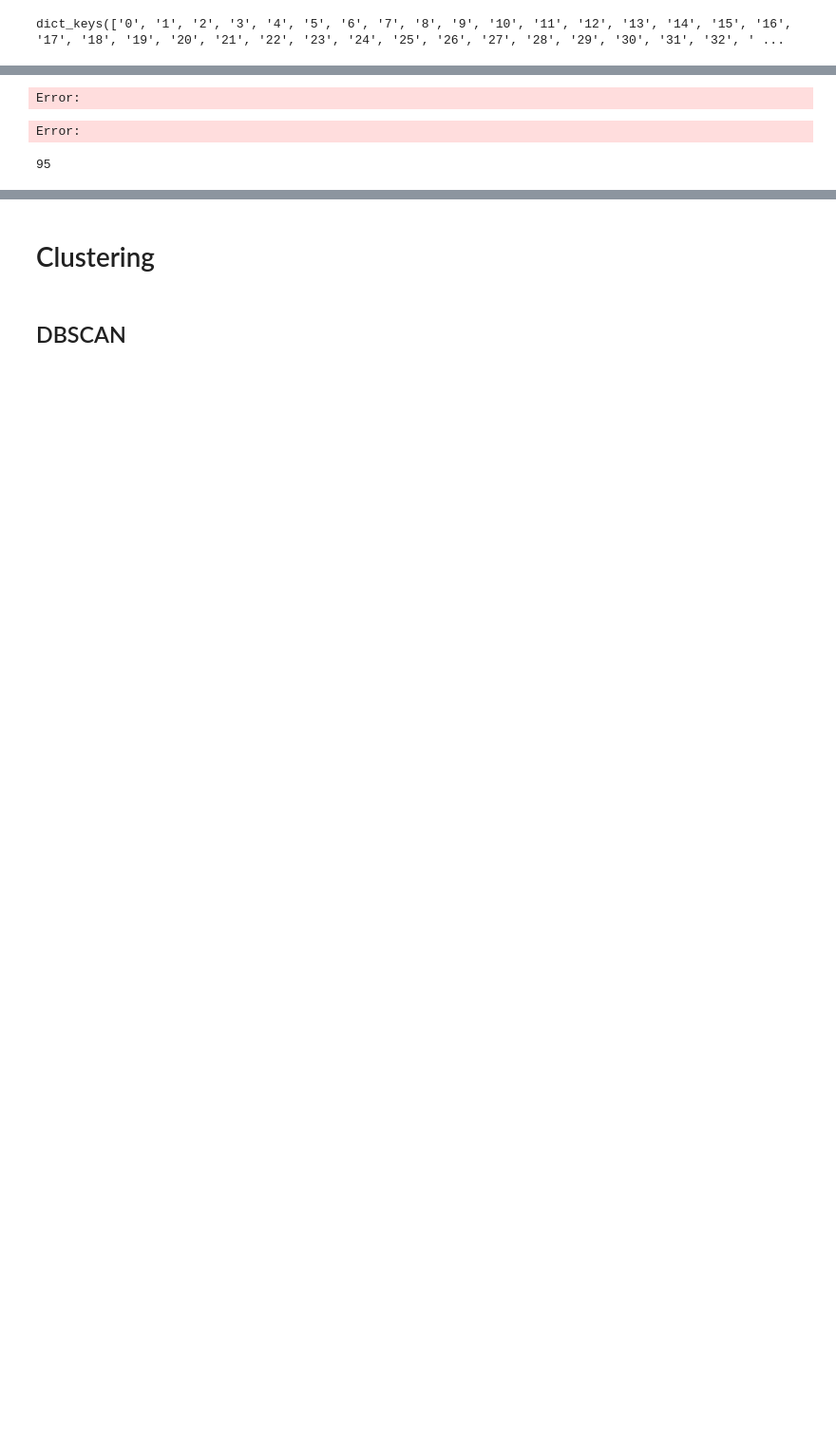
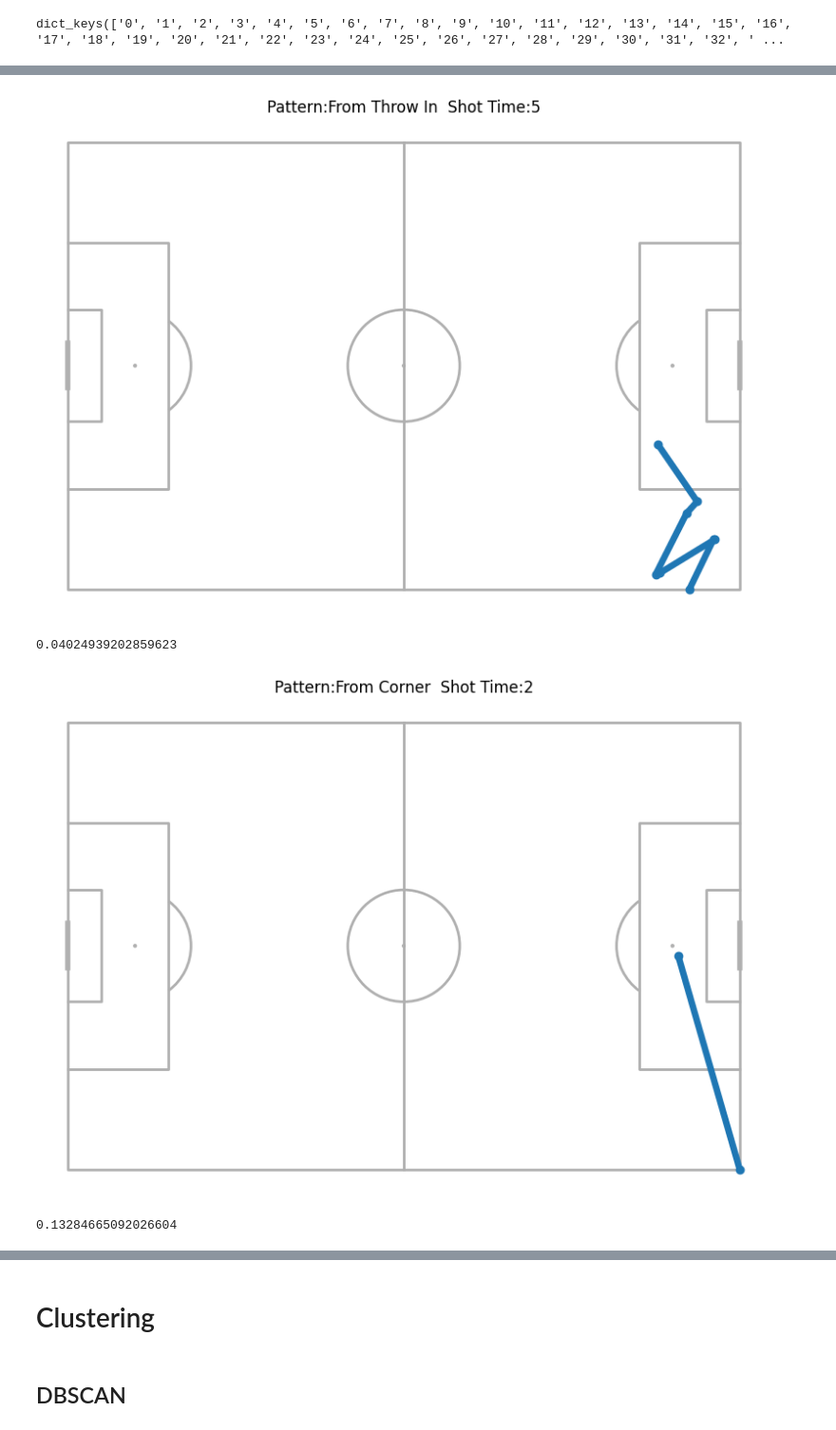
Before and after one commit to royzohar2/Soccer_DS, a Jupyter notebook: main.ipynb, the cells around one changed output, grey strips where cells are left out. Shown at 95% size. Cells and saved outputs as stored; diff of their text form; code cells hidden in the pictures; blank space fills up the shorter version.

```diff
--- a/main.ipynb
+++ b/main.ipynb
@@ -38,0 +33,3 @@ list_offense[0].end_location
+# %%
+list_offense = [offense for offense in list_offense if len(offense.list_coords) > 1]
+len(list_offense)
@@ -228 +208,5 @@ print(list_offense[5].index_in_current_list)
+# %%
+#start from here
+with open('data/data_with_cluster.pkl', 'rb') as file:
+        list_offense = pickle.load(file)
 # %% [markdown]
@@ -248,3 +232,6 @@ print(score_dict_dtw)
+# %%
+with open('data/Score_dtw_update(6000).json') as json_file:
+    score_dict_dtw = json.load(json_file)
 # %%
 score_dict_dtw.keys()
 # %% [output]
@@ -281,19 +258,0 @@ for offense in list_offense:
-# %%
-num_offenses = len(list_pcd)
-#num_offenses = 10000
-score_dict_o3d = {}
-for i in tqdm(range(10000), desc="Processing", ncols=100):
-    score_dict_o3d[str(i)] = {}
-    score_dict_o3d[str(i)][str(i)] = 0
-    for j in range(i + 1, num_offenses):
-        cost = O3D(list_pcd[i], list_pcd[j])
-        score_dict_o3d[str(i)][str(j)] = cost
-
-
-
-# Print the score_dict
-print("Score Dictionary:")
-print(score_dict_o3d)
-# %% [output]
-Error:
-Error:
@@ -315,8 +258,0 @@ def O3D_for_model(index1, index2):
-# %%
-all_index = [i for i in range(len(list_offense))]
-#all_index = [i for i in range(100)]
-
-global_centroid_o3d = calculate_centroid(all_index , O3D_for_model)
-global_centroid_o3d
-# %% [output]
-95
@@ -322,0 +261,11 @@ global_centroid_o3d
+# %%
+list_offense[2].plot_offense()
+print(score_dict_dtw["2"]["6"])
+list_offense[6].plot_offense()
+print(score_dict_dtw["2"]["5"])
+list_offense[5].plot_offense()
+# %% [output]
+[figure, added]
+0.04024939202859623
+[figure, added]
+0.13284665092026604
```
Also changed, not shown: parts of 50 cells of this notebook, 5 other files.
